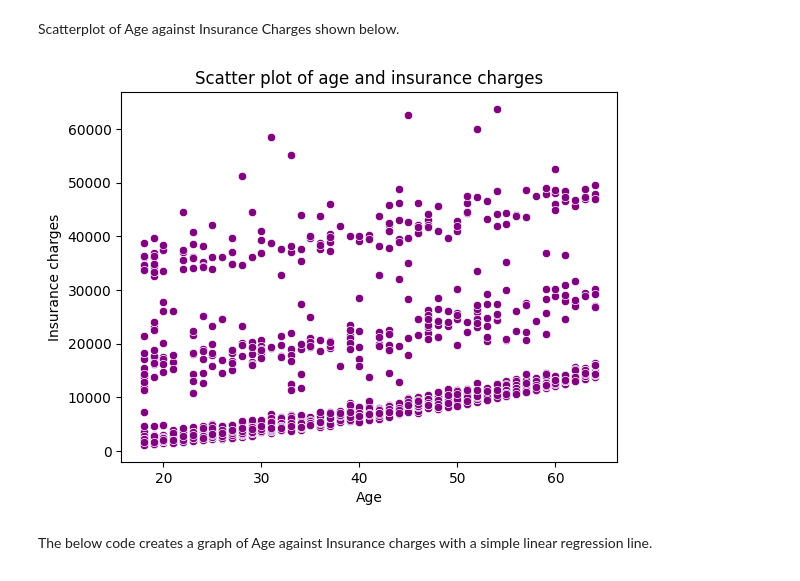
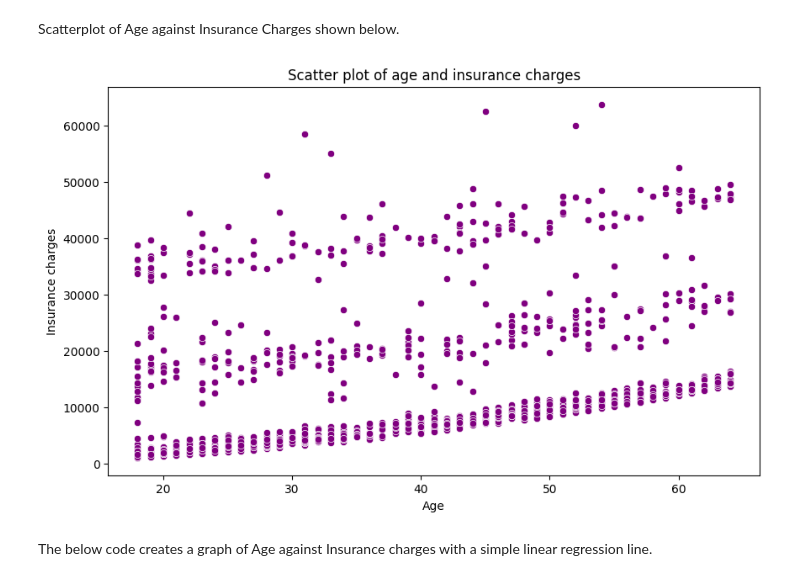
Before and after one commit to kawser500/Linear-Regression-Insurance-Dataset, a Jupyter notebook: Linear_Regression_Insurance_Dataset.ipynb, the cells around one changed output. Cells and saved outputs as stored; diff of their text form; code cells hidden in the pictures.

```diff
--- a/Linear_Regression_Insurance_Dataset.ipynb
+++ b/Linear_Regression_Insurance_Dataset.ipynb
@@ -42,14 +42,15 @@ Scatterplot of Age against Insurance Charges shown below.
 # %%
 x_var = insur["age"]
 y_var = insur["charges"]
 
+plt.figure(figsize=(10, 6))
 sns.scatterplot(x=x_var, y=y_var, color="purple")
 plt.xlabel("Age")
 plt.ylabel("Insurance charges")
 plt.title("Scatter plot of age and insurance charges")
 plt.show()
 # %% [output]
-[figure, old version]
+[figure, new version]
 # %% [markdown]
 The below code creates a graph of Age against Insurance charges with a simple linear regression line.
 # %%
```
Also changed, not shown: parts of 4 cells of this notebook.
